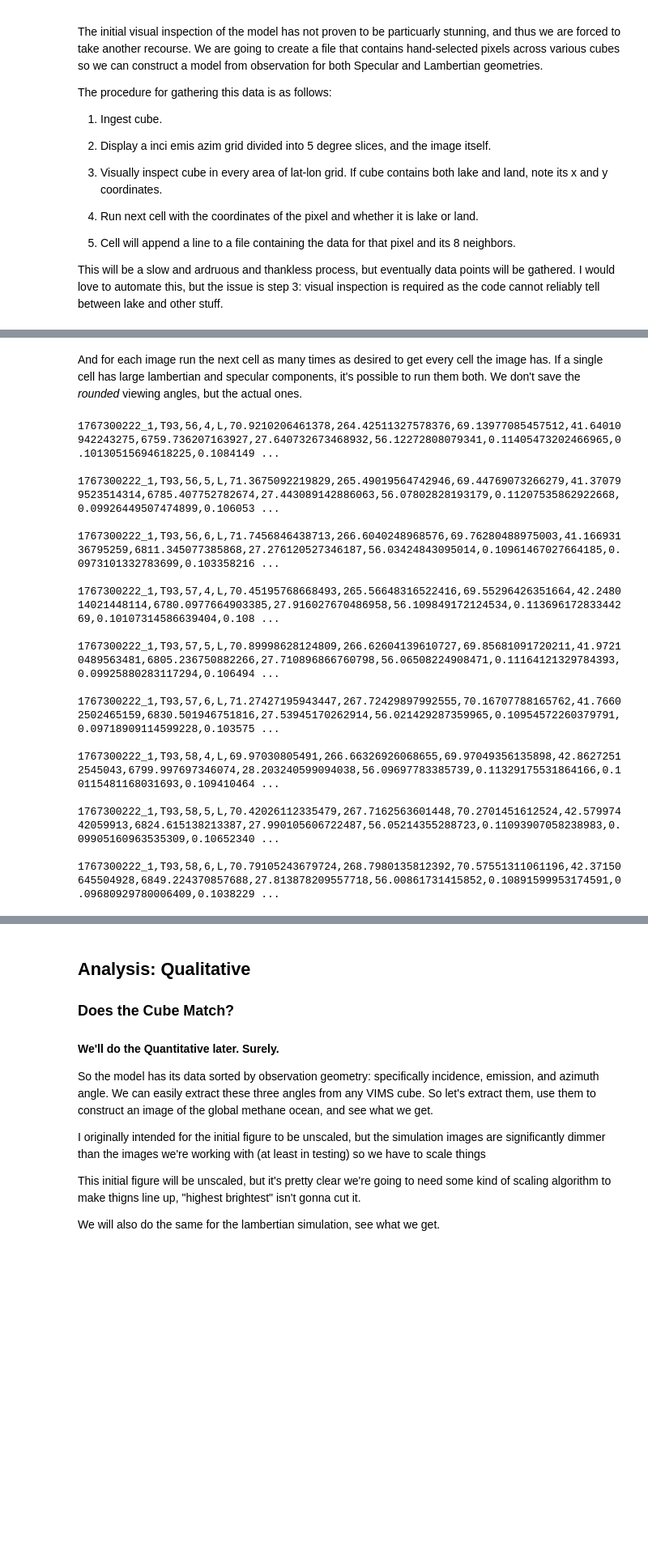
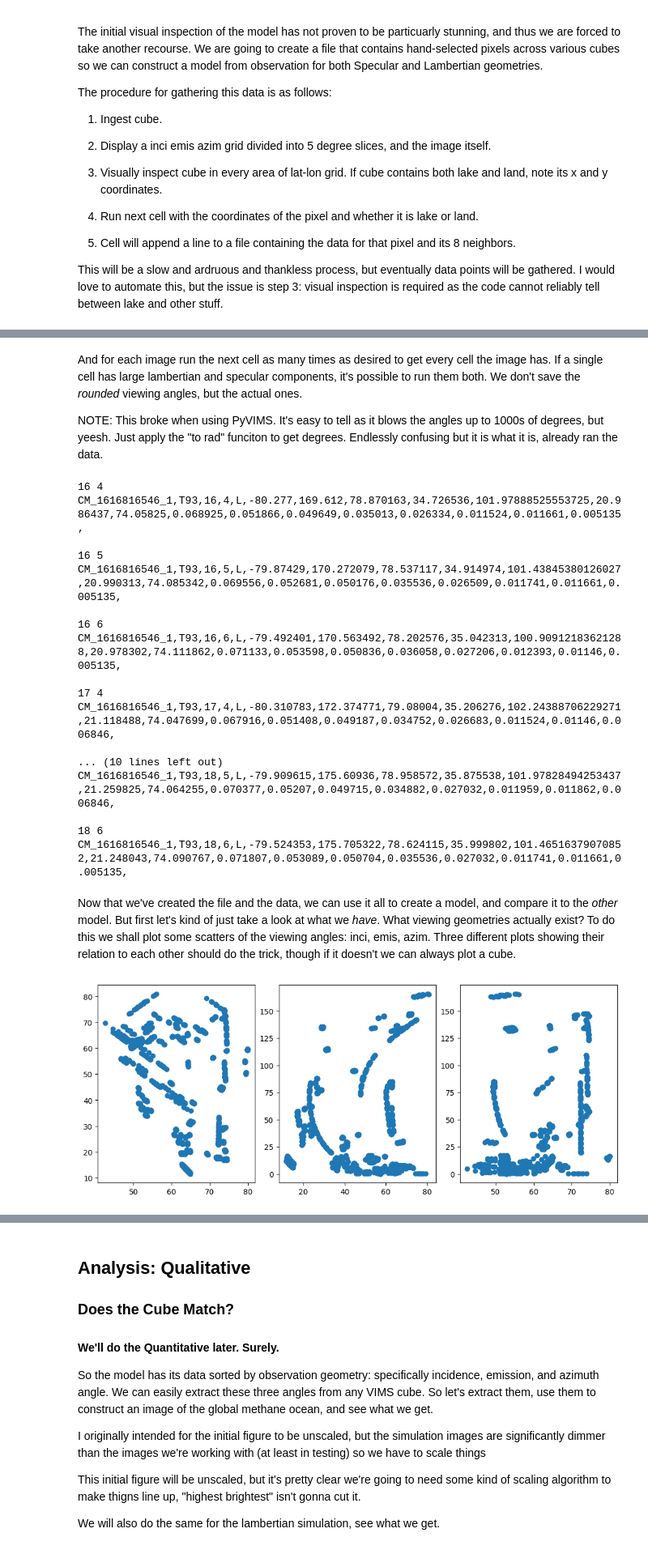
Before and after one commit to GMBlackjack/GMsNotes, a Jupyter notebook: SCRATCH WORK/LambertianSpecularDifferences/Specular Model Tester Present Comparison Method.ipynb, the cells around one changed output, grey strips where cells are left out. Shown at 81% size. Cells and saved outputs as stored; diff of their text form; code cells hidden in the pictures; blank space fills up the shorter version.

```diff
--- a/SCRATCH WORK/LambertianSpecularDifferences/Specular Model Tester Present Comparison Method.ipynb
+++ b/SCRATCH WORK/LambertianSpecularDifferences/Specular Model Tester Present Comparison Method.ipynb
@@ -22,10 +22,11 @@ from scipy import ndimage
 from pyvims import VIMS
 import statistics
 from matplotlib.colors import LogNorm
+import matplotlib.animation as animation
 
 #READ IN CUBE OF INTEREST (what are we comparing to?)
 #READ-IN
-usePyVIMS = True #Set to False to use cubeFilePath for a local file.
+usePyVIMS = False #Set to False to use cubeFilePath for a local file.
 #Yes this was added to the code later so it is an absolute patchwork mess of a job.
 #NOTE: local files are MUCH faster.
 
@@ -39,7 +40,7 @@ realCube = "1767300222_1"
 cube = VIMS(realCube) #To avoid unecessary reading of data, comment this out when not using PyVIMS.
 #Yes, I am lazy, why do you ask?
 
-mod=1. #Set here since multiple blocks will want to use it.
+mod=0.5 #Set here since multiple blocks will want to use it.
 #We divide by this number, so larger numbers dim the image. 1 is default.
 cubeNum = ""
 flybyNum = ""
@@ -771,8 +770,10 @@ plt.show()
 # %% [markdown]
 And for each image run the next cell as many times as desired to get every cell the image has. If a single cell has large lambertian and specular components, it's possible to run them both. We don't save the *rounded* viewing angles, but the actual ones.
+
+NOTE: This broke when using PyVIMS. It's easy to tell as it blows the angles up to 1000s of degrees, but yeesh. Just apply the "to rad" funciton to get degrees. Endlessly confusing but it is what it is, already ran the data.
 # %%
 # ADD TO FILE
-xo = 57 #x coordinate, "o" means it's the original.
+xo = 17 #x coordinate, "o" means it's the original.
 yo = 5 #y coordinate
 kind = "L" #S is specular, L is lambertian. Ish. Star means things are questinable.
 
@@ -799,6 +800,7 @@ with open(file, 'a') as dataEntry: #a for append.
             outfile = outfile + flybyNum + ","
             outfile = outfile + str(x) + "," + str(y) + "," #Pixel Coordinates
             outfile = outfile + kind + ","
+            print(x,y)
             outfile = outfile + str(geoIRData[x][y][0]) + "," + str(geoIRData[x][y][1]) + "," #Latlon
             inci = geoIRData[x][y][5]
             emis = geoIRData[x][y][6]
@@ -849,24 +851,67 @@ with open(file, 'a') as dataEntry: #a for append.
 
             print(outfile)
 
-            dataEntry.write(outfile)
+            #dataEntry.write(outfile)
             j = j+1
         i = i+1
 # %% [output]
-1767300222_1,T93,56,4,L,70.9210206461378,264.42511327578376,69.13977085457512,41.64010942243275,6759.736207163927,27.640732673468932,56.12272808079341,0.11405473202466965,0.10130515694618225,0.1084149 ...
+16 4
+CM_1616816546_1,T93,16,4,L,-80.277,169.612,78.870163,34.726536,101.97888525553725,20.986437,74.05825,0.068925,0.051866,0.049649,0.035013,0.026334,0.011524,0.011661,0.005135,
 
-1767300222_1,T93,56,5,L,71.3675092219829,265.49019564742946,69.44769073266279,41.370799523514314,6785.407752782674,27.443089142886063,56.07802828193179,0.11207535862922668,0.09926449507474899,0.106053 ...
+16 5
+CM_1616816546_1,T93,16,5,L,-79.87429,170.272079,78.537117,34.914974,101.43845380126027,20.990313,74.085342,0.069556,0.052681,0.050176,0.035536,0.026509,0.011741,0.011661,0.005135,
 
-1767300222_1,T93,56,6,L,71.7456846438713,266.6040248968576,69.76280488975003,41.16693136795259,6811.345077385868,27.276120527346187,56.03424843095014,0.10961467027664185,0.0973101332783699,0.103358216 ...
+16 6
+CM_1616816546_1,T93,16,6,L,-79.492401,170.563492,78.202576,35.042313,100.90912183621288,20.978302,74.111862,0.071133,0.053598,0.050836,0.036058,0.027206,0.012393,0.01146,0.005135,
 
-1767300222_1,T93,57,4,L,70.45195768668493,265.56648316522416,69.55296426351664,42.248014021448114,6780.0977664903385,27.916027670486958,56.109849172124534,0.11369617283344269,0.10107314586639404,0.108 ...
+17 4
+CM_1616816546_1,T93,17,4,L,-80.310783,172.374771,79.08004,35.206276,102.24388706229271,21.118488,74.047699,0.067916,0.051408,0.049187,0.034752,0.026683,0.011524,0.01146,0.006846,
 
-1767300222_1,T93,57,5,L,70.89998628124809,266.62604139610727,69.85681091720211,41.97210489563481,6805.236750882266,27.710896866760798,56.06508224908471,0.11164121329784393,0.09925880283117294,0.106494 ...
+... (10 lines left out)
+CM_1616816546_1,T93,18,5,L,-79.909615,175.60936,78.958572,35.875538,101.97828494253437,21.259825,74.064255,0.070377,0.05207,0.049715,0.034882,0.027032,0.011959,0.011862,0.006846,
 
-1767300222_1,T93,57,6,L,71.27427195943447,267.72429897992555,70.16707788165762,41.76602502465159,6830.501946751816,27.53945170262914,56.021429287359965,0.10954572260379791,0.09718909114599228,0.103575 ...
-
-1767300222_1,T93,58,4,L,69.97030805491,266.66326926068655,69.97049356135898,42.86272512545043,6799.997697346074,28.203240599094038,56.09697783385739,0.11329175531864166,0.10115481168031693,0.109410464 ...
-
-1767300222_1,T93,58,5,L,70.42026112335479,267.7162563601448,70.2701451612524,42.57997442059913,6824.615138213387,27.990105606722487,56.05214355288723,0.11093907058238983,0.09905160963535309,0.10652340 ...
-
-1767300222_1,T93,58,6,L,70.79105243679724,268.7980135812392,70.57551311061196,42.37150645504928,6849.224370857688,27.813878209557718,56.00861731415852,0.10891599953174591,0.09680929780006409,0.1038229 ...
+18 6
+CM_1616816546_1,T93,18,6,L,-79.524353,175.705322,78.624115,35.999802,101.46516379070852,21.248043,74.090767,0.071807,0.053089,0.050704,0.035536,0.027032,0.011741,0.011661,0.005135,
+# %% [markdown]
+Now that we've created the file and the data, we can use it all to create a model, and compare it to the *other* model. But first let's kind of just take a look at what we *have*. What viewing geometries actually exist? To do this we shall plot some scatters of the viewing angles: inci, emis, azim. Three different plots showing their relation to each other should do the trick, though if it doesn't we can always plot a cube.
+# %%
+# Read in the files
+inciS = []
+emisS = []
+azimS = []
+inciL = []
+emisL = []
+azimL = []
+with open('PixelGatheringS.csv') as csv_file:
+    csv_reader = csv.reader(csv_file, delimiter=',')
+    line_count = 0
+    for row in csv_reader:
+        inciS.append(float(row[7]))
+        emisS.append(float(row[8]))
+        if (float(row[9]) > 200.):
+            azimS.append(math.radians(float(row[9])))
+        else:
+            azimS.append(float(row[9]))
+        line_count += 1
+with open('PixelGatheringL.csv') as csv_file:
+    csv_reader = csv.reader(csv_file, delimiter=',')
+    line_count = 0
+    for row in csv_reader:
+        inciL.append(float(row[7]))
+        emisL.append(float(row[8]))
+        if (float(row[9]) > 200.):
+            azimL.append(math.radians(float(row[9])))
+        else:
+            azimL.append(float(row[9]))
+        line_count += 1
+# %%
+# DISPLAY STUFF
+fig, axs = plt.subplots(1,3, figsize = (10,4), layout = "constrained")
+
+axs[0].scatter(inciS, emisS)
+axs[1].scatter(emisS, azimS)
+axs[2].scatter(inciS, azimS)
+
+plt.show()
+# %% [output]
+[figure, added]
```
Also changed, not shown: parts of 16 cells of this notebook, 10 other files.
